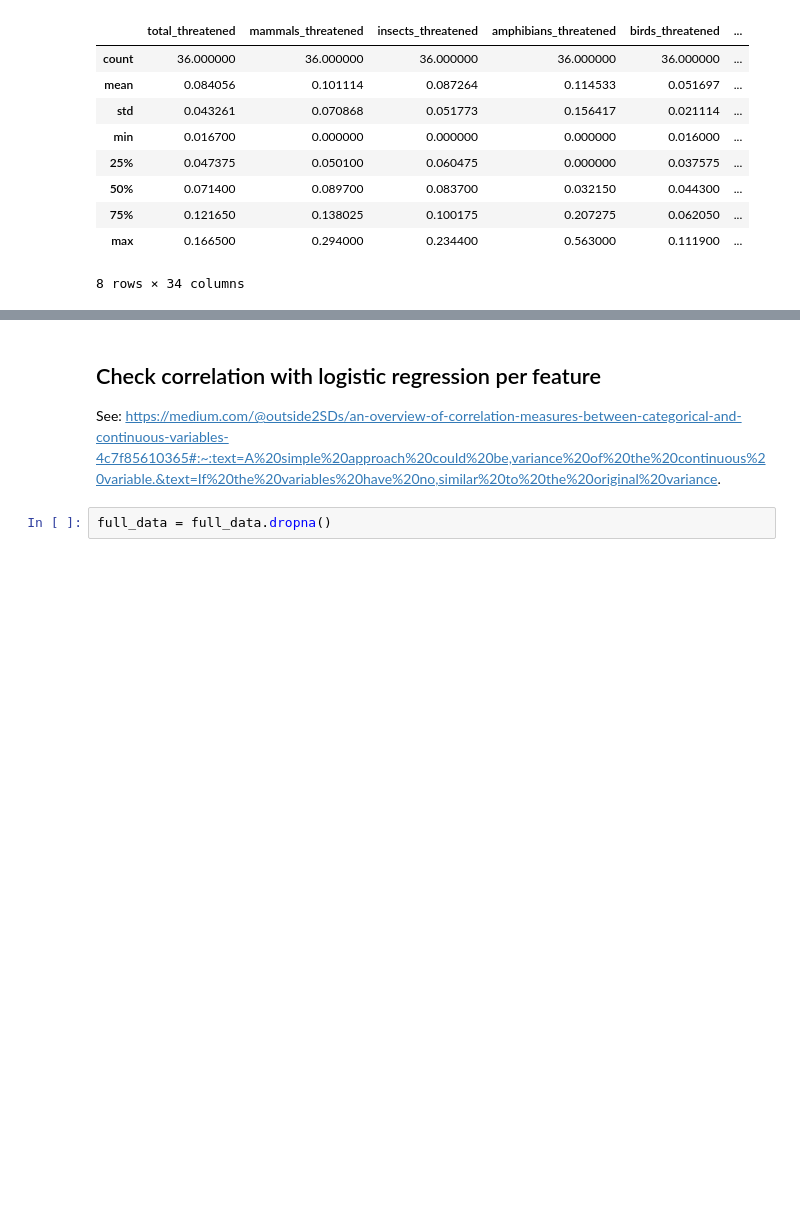
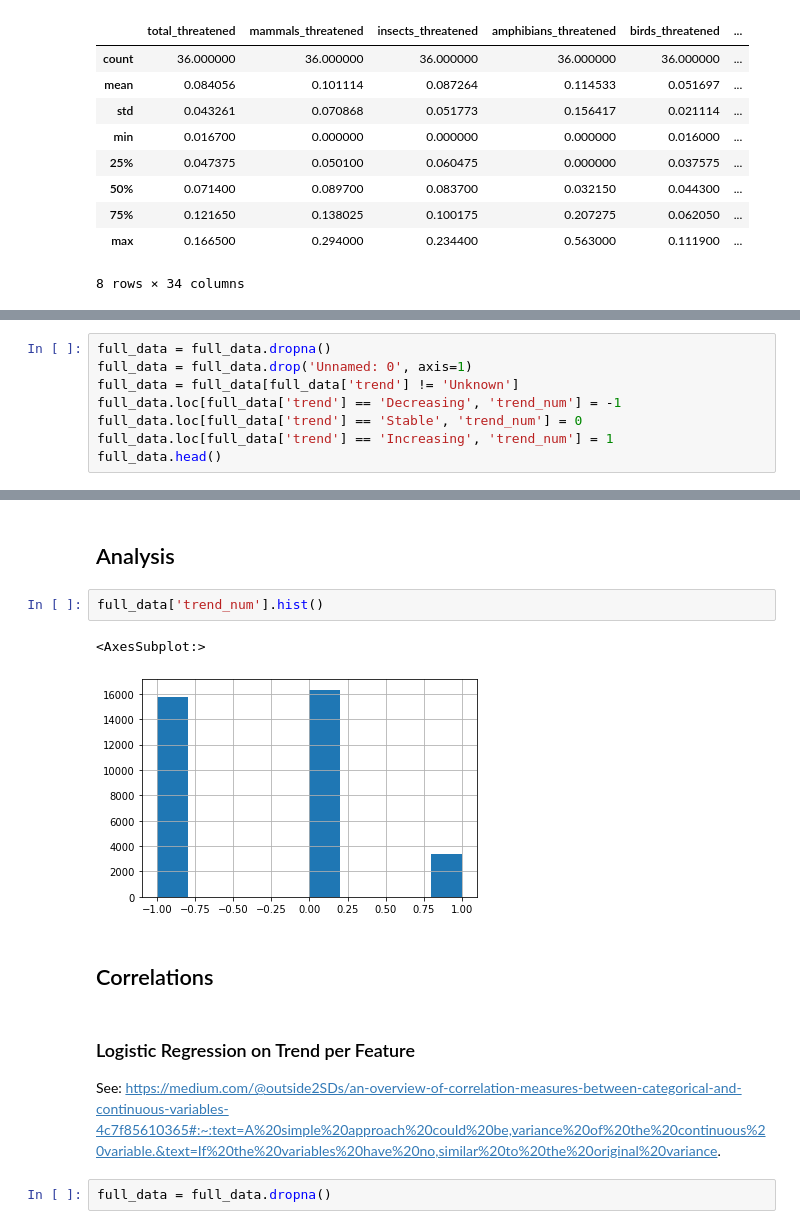
Before and after one commit to MarkusKiesel93/DOPPThreatenedSpecies, a Jupyter notebook: merged_data_analysis.ipynb, the cells around one changed output, grey strips where cells are left out. Saved outputs shown, nothing was run; the diff lists cells and outputs as text; blank space fills up the shorter version.

Commit message:
re add further correlation analysis

```diff
--- a/merged_data_analysis.ipynb
+++ b/merged_data_analysis.ipynb
@@ -314,0 +322,8 @@ full_threatened.describe()
+# %%
+full_data = full_data.dropna()
+full_data = full_data.drop('Unnamed: 0', axis=1)
+full_data = full_data[full_data['trend'] != 'Unknown']
+full_data.loc[full_data['trend'] == 'Decreasing', 'trend_num'] = -1
+full_data.loc[full_data['trend'] == 'Stable', 'trend_num'] = 0
+full_data.loc[full_data['trend'] == 'Increasing', 'trend_num'] = 1
+full_data.head()
@@ -315,5 +346,15 @@ full_threatened.describe()
+# %% [markdown]
+## Analysis
+# %%
+full_data['trend_num'].hist()
+# %% [output]
+<AxesSubplot:>
+[figure, added]
+# %% [markdown]
+## Correlations
 # %% [markdown]
-## Check correlation with logistic regression per feature
+### Logistic Regression on Trend per Feature
+
 See: https://medium.com/@outside2SDs/an-overview-of-correlation-measures-between-categorical-and-continuous-variables-4c7f85610365#:~:text=A%20simple%20approach%20could%20be,variance%20of%20the%20continuous%20variable.&text=If%20the%20variables%20have%20no,similar%20to%20the%20original%20variance.
 # %%
 full_data = full_data.dropna()
```
Also changed, not shown: parts of 38 cells of this notebook.
